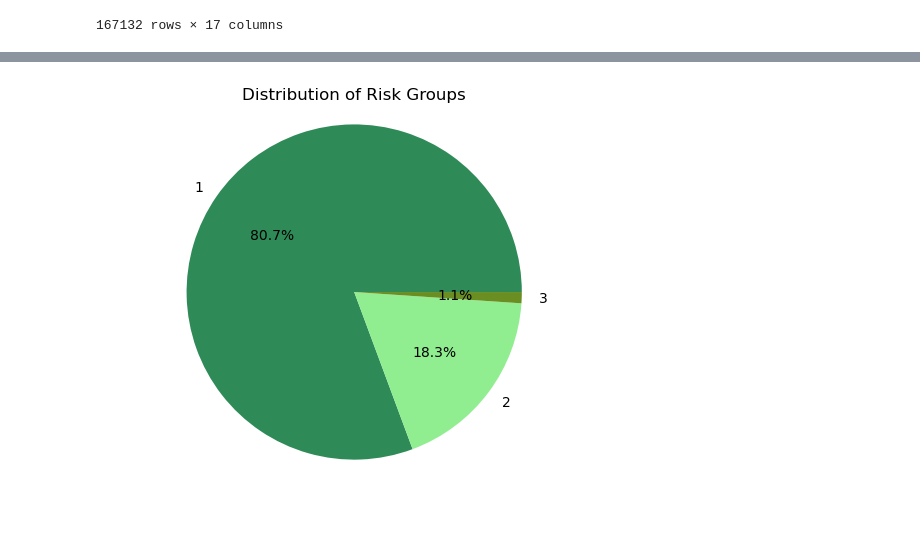
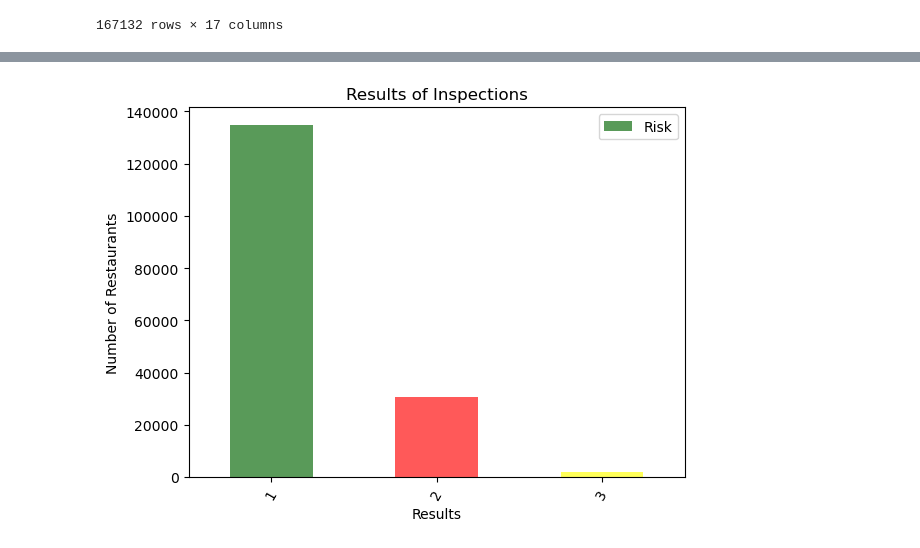
Before and after one commit to flindwall/chicago-food-inspections, a Jupyter notebook: Code/StarterAnalysis.ipynb, the cells around one changed output, grey strips where cells are left out. Saved outputs shown, nothing was run; the diff lists cells and outputs as text; code cells hidden in the pictures; blank space fills up the shorter version.

```diff
--- a/Code/StarterAnalysis.ipynb
+++ b/Code/StarterAnalysis.ipynb
@@ -243,17 +248,12 @@ plt.show()
-# %%
-#make a pie chart to show the size of each risk group
-
-risk_group = restaurants_df["Risk"].value_counts()
-plt.pie(risk_group, labels = risk_group.index.values, colors=['seagreen', 'lightgreen', 'olivedrab'],
-        autopct="%1.1f%%", startangle=0)
-
-# Create axes which are equal so we have a perfect circle
-plt.axis("equal")
-plt.title("Distribution of Risk Groups")
-
-#save figure
-plt.savefig("Outputs/distofgroups.png")
-
-plt.show()
-# %% [output]
-[figure, removed]
+# %%
+#Chart the data for results
+risk_group = restaurants_df["Risk"].value_counts()
+
+colors=["darkgreen", 'red', 'yellow']
+
+risk_group.plot(kind="bar", xlabel = "Results", ylabel = "Number of Restaurants", title="Results of Inspections",
+             color=colors, alpha=0.65, rot=60, legend=True)
+
+plt.show()
+# %% [output]
+[figure, added]
```
Also changed, not shown: parts of 3 cells of this notebook.
